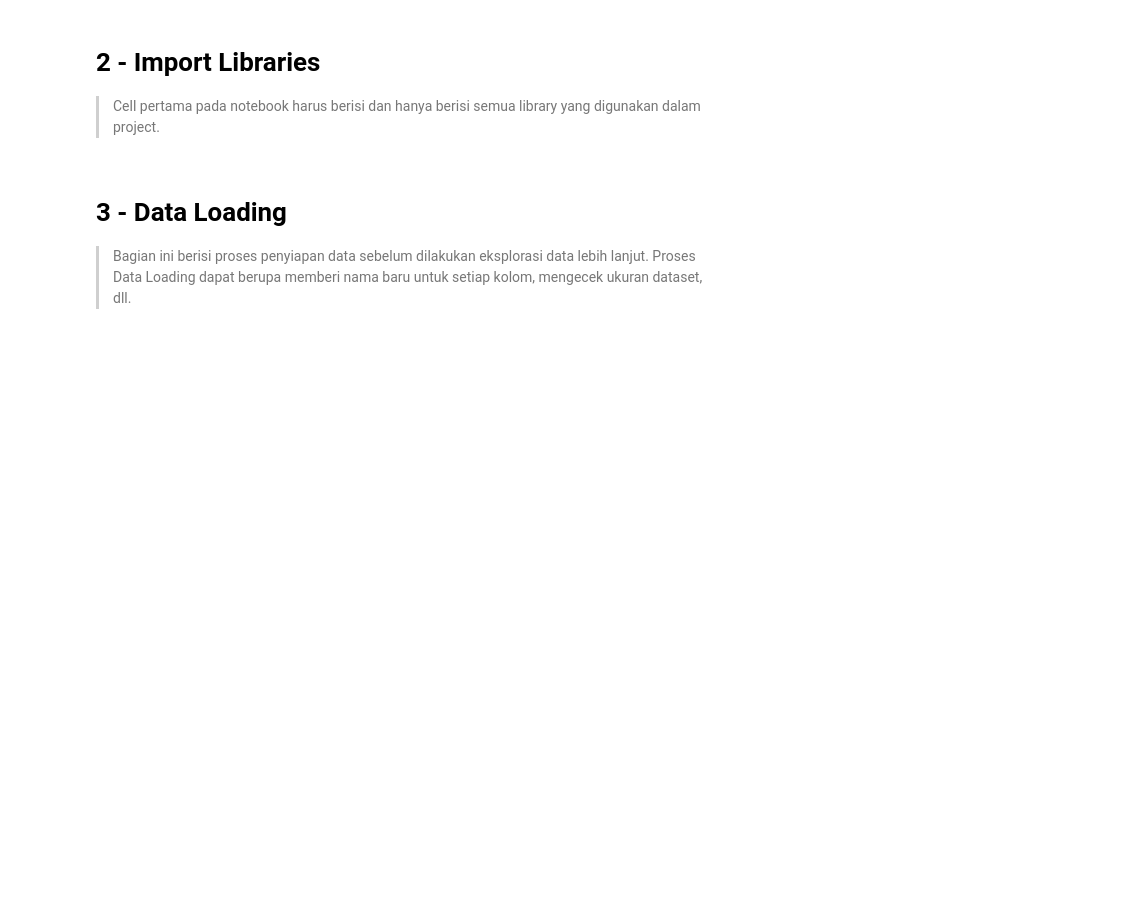
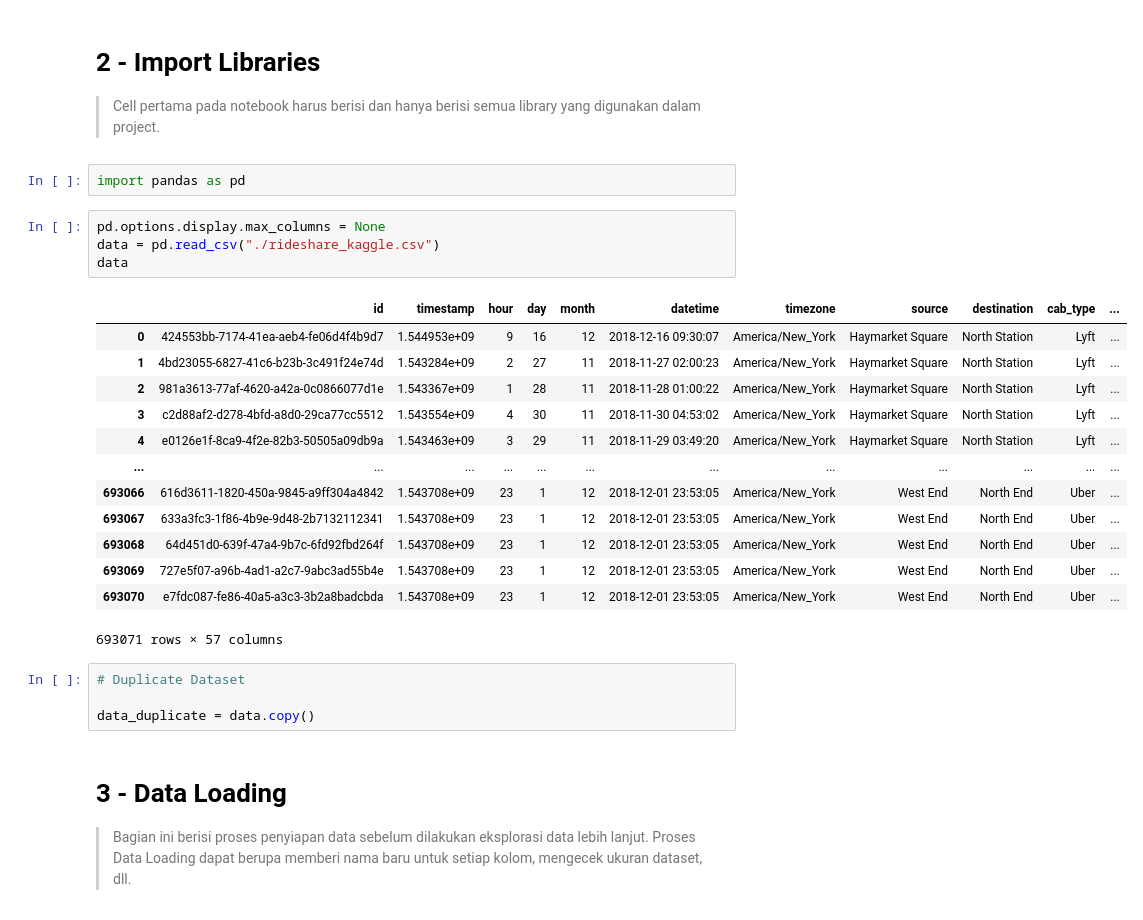
Before and after one commit to jasonrichdarmawan/p1-g1, a Jupyter notebook: h8dsft_P1G1_jason_rich_darmawan_onggo_putra.ipynb, the cells around one changed output. Drawn from its saved outputs; the diff is of its cells as text; blank space fills up the shorter version.

```diff
--- a/h8dsft_P1G1_jason_rich_darmawan_onggo_putra.ipynb
+++ b/h8dsft_P1G1_jason_rich_darmawan_onggo_putra.ipynb
@@ -6,6 +34,30 @@
 # 2 - Import Libraries
 
 > Cell pertama pada notebook harus berisi dan hanya berisi semua library yang digunakan dalam project.
+# %%
+import pandas as pd
+# %%
+pd.options.display.max_columns = None
+data = pd.read_csv("./rideshare_kaggle.csv")
+data
+# %% [output]
+|  | id | timestamp | hour | day | month | datetime | timezone | source | destination | cab_type | ... |
+| 0 | 424553bb-7174-41ea-aeb4-fe06d4f4b9d7 | 1.544953e+09 | 9 | 16 | 12 | 2018-12-16 09:30:07 | America/New_York | Haymarket Square | North Station | Lyft | ... |
+| 1 | 4bd23055-6827-41c6-b23b-3c491f24e74d | 1.543284e+09 | 2 | 27 | 11 | 2018-11-27 02:00:23 | America/New_York | Haymarket Square | North Station | Lyft | ... |
+| 2 | 981a3613-77af-4620-a42a-0c0866077d1e | 1.543367e+09 | 1 | 28 | 11 | 2018-11-28 01:00:22 | America/New_York | Haymarket Square | North Station | Lyft | ... |
+| 3 | c2d88af2-d278-4bfd-a8d0-29ca77cc5512 | 1.543554e+09 | 4 | 30 | 11 | 2018-11-30 04:53:02 | America/New_York | Haymarket Square | North Station | Lyft | ... |
+| 4 | e0126e1f-8ca9-4f2e-82b3-50505a09db9a | 1.543463e+09 | 3 | 29 | 11 | 2018-11-29 03:49:20 | America/New_York | Haymarket Square | North Station | Lyft | ... |
+| ... | ... | ... | ... | ... | ... | ... | ... | ... | ... | ... | ... |
+| 693066 | 616d3611-1820-450a-9845-a9ff304a4842 | 1.543708e+09 | 23 | 1 | 12 | 2018-12-01 23:53:05 | America/New_York | West End | North End | Uber | ... |
+| 693067 | 633a3fc3-1f86-4b9e-9d48-2b7132112341 | 1.543708e+09 | 23 | 1 | 12 | 2018-12-01 23:53:05 | America/New_York | West End | North End | Uber | ... |
+| 693068 | 64d451d0-639f-47a4-9b7c-6fd92fbd264f | 1.543708e+09 | 23 | 1 | 12 | 2018-12-01 23:53:05 | America/New_York | West End | North End | Uber | ... |
+| 693069 | 727e5f07-a96b-4ad1-a2c7-9abc3ad55b4e | 1.543708e+09 | 23 | 1 | 12 | 2018-12-01 23:53:05 | America/New_York | West End | North End | Uber | ... |
+| 693070 | e7fdc087-fe86-40a5-a3c3-3b2a8badcbda | 1.543708e+09 | 23 | 1 | 12 | 2018-12-01 23:53:05 | America/New_York | West End | North End | Uber | ... |
+693071 rows × 57 columns
+# %%
+# Duplicate Dataset
+
+data_duplicate = data.copy()
 # %% [markdown]
 # 3 - Data Loading
 
```
Also changed, not shown: parts of 3 cells of this notebook, 1 other file.
